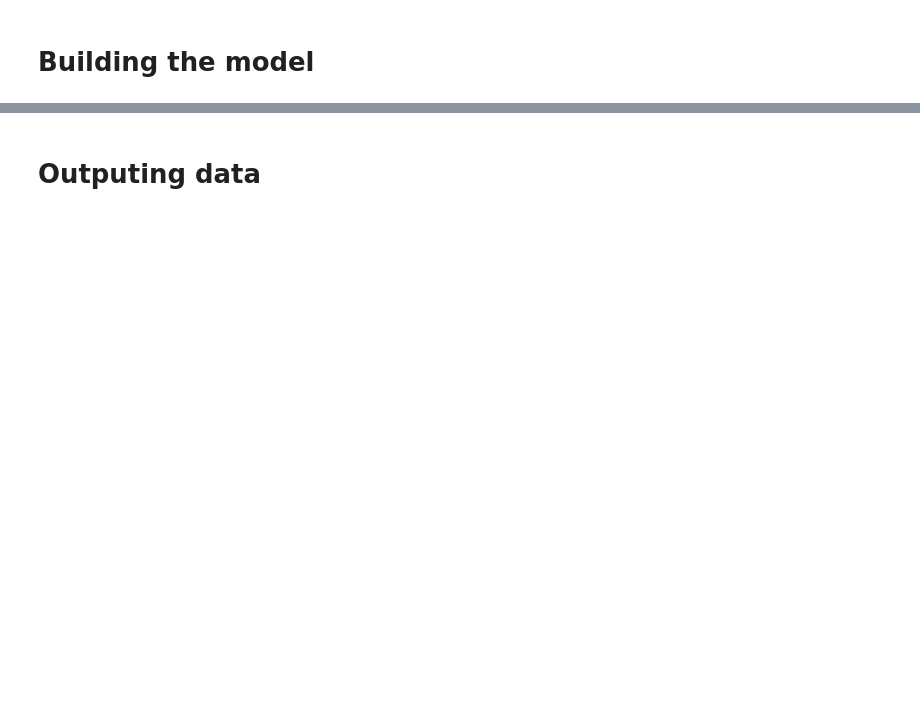
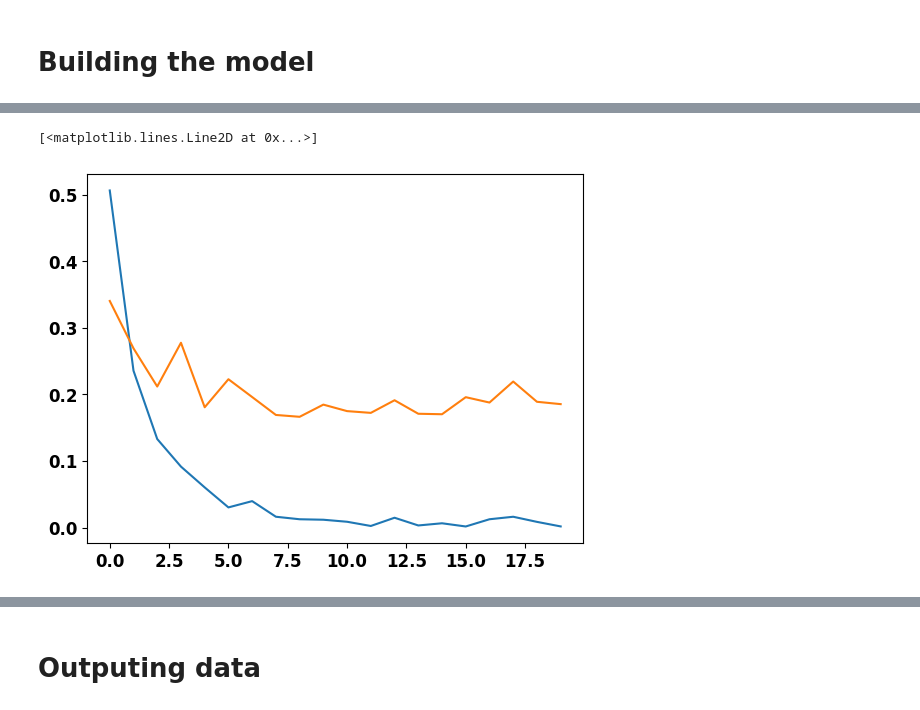
Before and after one commit to xlukac14/MPA-MLF, a Jupyter notebook: FinalProject/MLF_Final_Project_Lukac.ipynb, the cells around one changed output, grey strips where cells are left out. Cells and saved outputs as stored; diff of their text form; code cells hidden in the pictures; blank space fills up the shorter version.

```diff
--- a/FinalProject/MLF_Final_Project_Lukac.ipynb
+++ b/FinalProject/MLF_Final_Project_Lukac.ipynb
@@ -209,16 +285,16 @@ scaler = RobustScaler()
 
 #x_trainscaled = x_train.astype('float32') / 255.0
 
-x_trainScaled = np.empty([x_train.shape[0],44*50,1])
+x_trainScaled = np.empty([x_train.shape[0],44*51,1])
 for slice in range(x_train.shape[0]):
-  x_trainScaled[slice,:,:] = np.reshape(x_train[slice,:,:],[1,44*50,1])
+  x_trainScaled[slice,:,:] = np.reshape(x_train[slice,:,:],[1,44*51,1])
   x_trainScaled[slice,:,:] = scaler.fit_transform(x_trainScaled[slice,:,:])
 
 #x_testscaled = x_test.astype('float32') / 255.0
 
-x_testScaled = np.empty([x_test.shape[0],44*50,1])
+x_testScaled = np.empty([x_test.shape[0],44*51,1])
 for slice in range(x_test.shape[0]):
-  x_testScaled[slice,:,:] = np.reshape(x_test[slice,:,:],[1,44*50,1])
+  x_testScaled[slice,:,:] = np.reshape(x_test[slice,:,:],[1,44*51,1])
   x_testScaled[slice,:,:] = scaler.fit_transform(x_testScaled[slice,:,:])
 # %%
 scaler.center_
@@ -260,7 +337,7 @@ y_train = np.squeeze(y_train)
 **undersample largest class, one-hot encoding of labels**
 # %%
 class0ind = np.where(y_train==1)[0]
-class0indDec = np.random.choice(class0ind, 1500, replace=False)
+class0indDec = np.random.choice(class0ind, 1600, replace=False)
 
 x_trainScaled = np.delete(x_trainScaled, class0indDec, axis=0)
 y_trainDec = np.delete(y_train, class0indDec, axis=0)
@@ -298,7 +377,7 @@ model = Sequential()
 #model.add(Dense(128, activation='gelu'))
 #model.add(Dense(3, activation='softmax'))
 
-model.add(Flatten(input_shape=(2200,)))
+model.add(Flatten(input_shape=(2244,)))
 model.add(Dense(16000, activation='gelu'))
 model.add(Dropout(0.2))
 model.add(Dense(128, activation='gelu'))
@@ -333,5 +428,5 @@ optimizer = Adamax(learning_rate = 0.005, epsilon = 0.2, beta_1=0.9, beta_2=0.99
 #optimizer = RMSprop(learning_rate = 0.001)
 model.compile(loss='categorical_crossentropy', optimizer=optimizer, metrics=['accuracy'])
 # %%
-history = model.fit(x_trainScaled, y_trainEncoded, epochs=40, batch_size=32, validation_split = 0.2)
+history = model.fit(x_trainScaled, y_trainEncoded, epochs=20, batch_size=32, verbose=1, validation_split = 0.2)
 # %% [output]
@@ -343,5 +450,8 @@ Make sure all arrays contain the same number of samples.
 # %%
-#plt.figure()
-#plt.plot(history.history['loss'])
-#plt.plot(history.history['val_loss'])
+plt.figure()
+plt.plot(history.history['loss'])
+plt.plot(history.history['val_loss'])
+# %% [output]
+[<matplotlib.lines.Line2D at 0x...>]
+[figure, added]
 # %%
```
Also changed, not shown: parts of 30 cells of this notebook, 1 other file.
